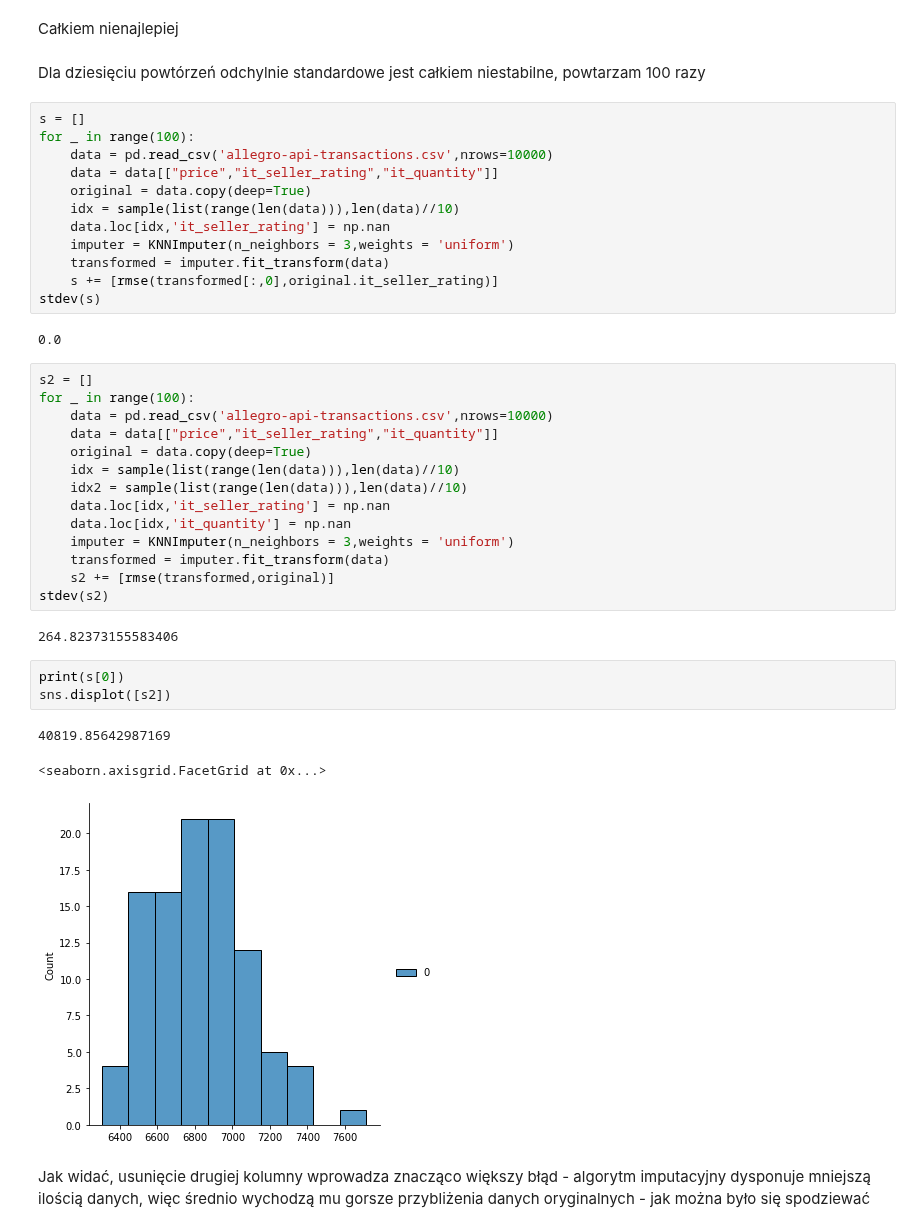
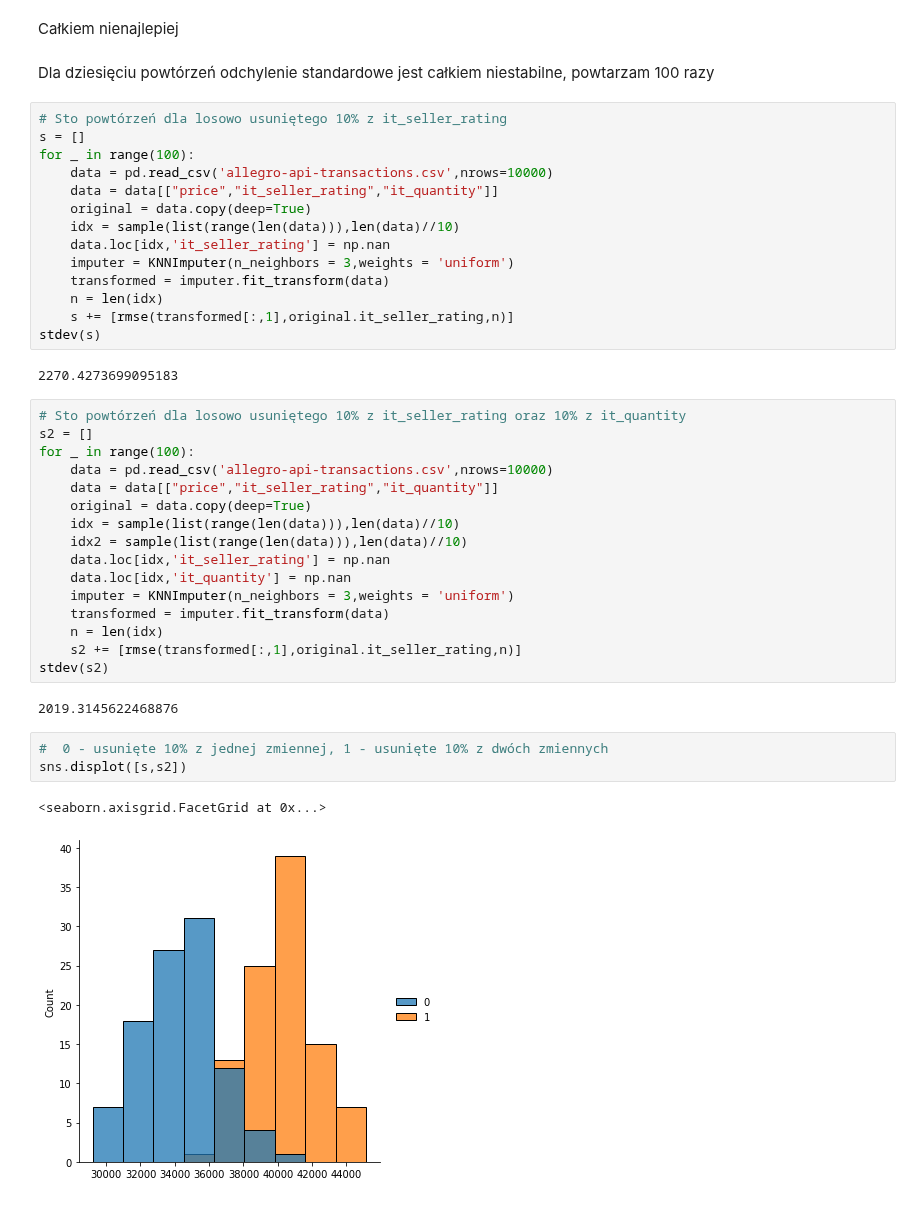
Before and after one commit to mini-pw/2021L-WUM, a Jupyter notebook: Prace_domowe/Praca_domowa2/Mateusz_Ziemła/pd2.ipynb, the cells around one changed output. Drawn from its saved outputs; the diff is of its cells as text.

```diff
--- a/Prace_domowe/Praca_domowa2/Mateusz_Ziemła/pd2.ipynb
+++ b/Prace_domowe/Praca_domowa2/Mateusz_Ziemła/pd2.ipynb
@@ -201,8 +186,9 @@ rmse(transformed[:,0],original.it_seller_rating)
 # %% [markdown]
 Całkiem nienajlepiej
 # %% [markdown]
-Dla dziesięciu powtórzeń odchylnie standardowe jest całkiem niestabilne, powtarzam 100 razy
+Dla dziesięciu powtórzeń odchylenie standardowe jest całkiem niestabilne, powtarzam 100 razy
 # %%
+# Sto powtórzeń dla losowo usuniętego 10% z it_seller_rating
 s = []
 for _ in range(100):
     data = pd.read_csv('allegro-api-transactions.csv',nrows=10000)
@@ -212,11 +198,13 @@ for _ in range(100):
     data.loc[idx,'it_seller_rating'] = np.nan
     imputer = KNNImputer(n_neighbors = 3,weights = 'uniform')
     transformed = imputer.fit_transform(data)
-    s += [rmse(transformed[:,0],original.it_seller_rating)]
+    n = len(idx)
+    s += [rmse(transformed[:,1],original.it_seller_rating,n)]
 stdev(s)
 # %% [output]
-0.0
+2270.4273699095183
 # %%
+# Sto powtórzeń dla losowo usuniętego 10% z it_seller_rating oraz 10% z it_quantity
 s2 = []
 for _ in range(100):
     data = pd.read_csv('allegro-api-transactions.csv',nrows=10000)
@@ -228,16 +216,14 @@ for _ in range(100):
     data.loc[idx,'it_quantity'] = np.nan
     imputer = KNNImputer(n_neighbors = 3,weights = 'uniform')
     transformed = imputer.fit_transform(data)
-    s2 += [rmse(transformed,original)]
+    n = len(idx)
+    s2 += [rmse(transformed[:,1],original.it_seller_rating,n)]
 stdev(s2)
 # %% [output]
-264.82373155583406
+2019.3145622468876
-# %%
-print(s[0])
-sns.displot([s2])
-# %% [output]
-40819.85642987169
-<seaborn.axisgrid.FacetGrid at 0x...>
-[figure, removed]
-# %% [markdown]
-Jak widać, usunięcie drugiej kolumny wprowadza znacząco większy błąd - algorytm imputacyjny dysponuje mniejszą ilością danych, więc średnio wychodzą mu gorsze przybliżenia danych oryginalnych - jak można było się spodziewać
+# %%
+#  0 - usunięte 10% z jednej zmiennej, 1 - usunięte 10% z dwóch zmiennych
+sns.displot([s,s2])
+# %% [output]
+<seaborn.axisgrid.FacetGrid at 0x...>
+[figure, added]
```
Also changed, not shown: parts of 12 cells of this notebook, 1 other file.
